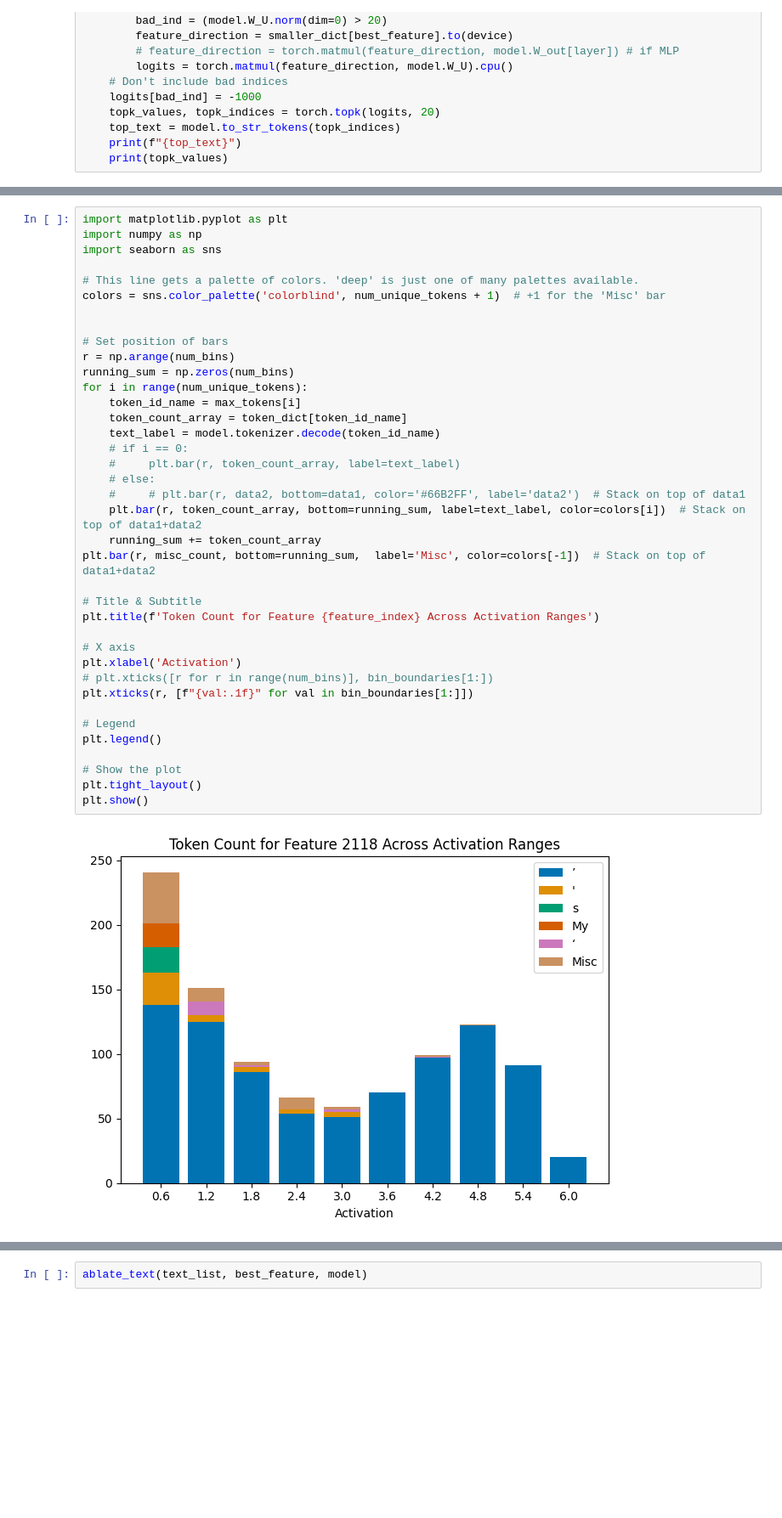
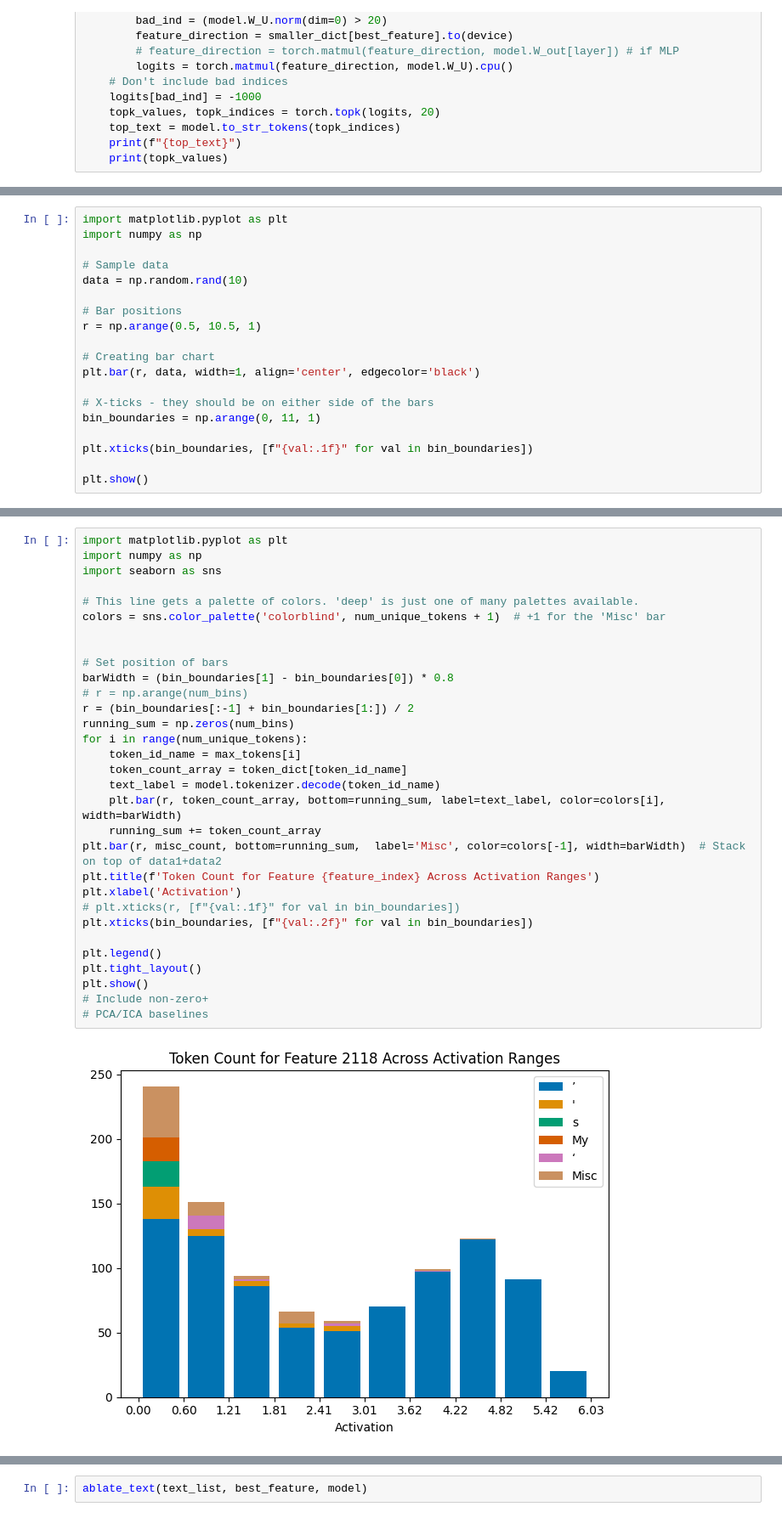
Before and after one commit to migerovitch/sparse_coding, a Jupyter notebook: case_studies.ipynb, the cells around one changed output, grey strips where cells are left out. Shown at 85% size. Drawn from its saved outputs; the diff is of its cells as text; blank space fills up the shorter version.

```diff
--- a/case_studies.ipynb
+++ b/case_studies.ipynb
@@ -470,0 +678,19 @@ token_dict, misc_count
+# %%
+import matplotlib.pyplot as plt
+import numpy as np
+
+# Sample data
+data = np.random.rand(10)
+
+# Bar positions
+r = np.arange(0.5, 10.5, 1)
+
+# Creating bar chart
+plt.bar(r, data, width=1, align='center', edgecolor='black')
+
+# X-ticks - they should be on either side of the bars
+bin_boundaries = np.arange(0, 11, 1)
+
+plt.xticks(bin_boundaries, [f"{val:.1f}" for val in bin_boundaries])
+
+plt.show()
@@ -471,40 +707,33 @@ token_dict, misc_count
 # %%
 import matplotlib.pyplot as plt
 import numpy as np
 import seaborn as sns
 
 # This line gets a palette of colors. 'deep' is just one of many palettes available.
 colors = sns.color_palette('colorblind', num_unique_tokens + 1)  # +1 for the 'Misc' bar
 
 
 # Set position of bars
-r = np.arange(num_bins)
+barWidth = (bin_boundaries[1] - bin_boundaries[0]) * 0.8
+# r = np.arange(num_bins)
+r = (bin_boundaries[:-1] + bin_boundaries[1:]) / 2
 running_sum = np.zeros(num_bins)
 for i in range(num_unique_tokens):
     token_id_name = max_tokens[i]
     token_count_array = token_dict[token_id_name]
     text_label = model.tokenizer.decode(token_id_name)
-    # if i == 0:
-    #     plt.bar(r, token_count_array, label=text_label)
-    # else:
-    #     # plt.bar(r, data2, bottom=data1, color='#66B2FF', label='data2')  # Stack on top of data1
-    plt.bar(r, token_count_array, bottom=running_sum, label=text_label, color=colors[i])  # Stack on top of data1+data2
+    plt.bar(r, token_count_array, bottom=running_sum, label=text_label, color=colors[i], width=barWidth)
     running_sum += token_count_array
-plt.bar(r, misc_count, bottom=running_sum,  label='Misc', color=colors[-1])  # Stack on top of data1+data2
+plt.bar(r, misc_count, bottom=running_sum,  label='Misc', color=colors[-1], width=barWidth)  # Stack on top of data1+data2
+plt.title(f'Token Count for Feature {feature_index} Across Activation Ranges')
+plt.xlabel('Activation')
+# plt.xticks(r, [f"{val:.1f}" for val in bin_boundaries])
+plt.xticks(bin_boundaries, [f"{val:.2f}" for val in bin_boundaries])
 
-# Title & Subtitle
-plt.title(f'Token Count for Feature {feature_index} Across Activation Ranges')
-
-# X axis
-plt.xlabel('Activation')
-# plt.xticks([r for r in range(num_bins)], bin_boundaries[1:])
-plt.xticks(r, [f"{val:.1f}" for val in bin_boundaries[1:]])
-
-# Legend
 plt.legend()
-
-# Show the plot
 plt.tight_layout()
 plt.show()
+# Include non-zero+
+# PCA/ICA baselines
 # %% [output]
-[figure, old version]
+[figure, new version]
```
Also changed, not shown: parts of 26 cells of this notebook.
